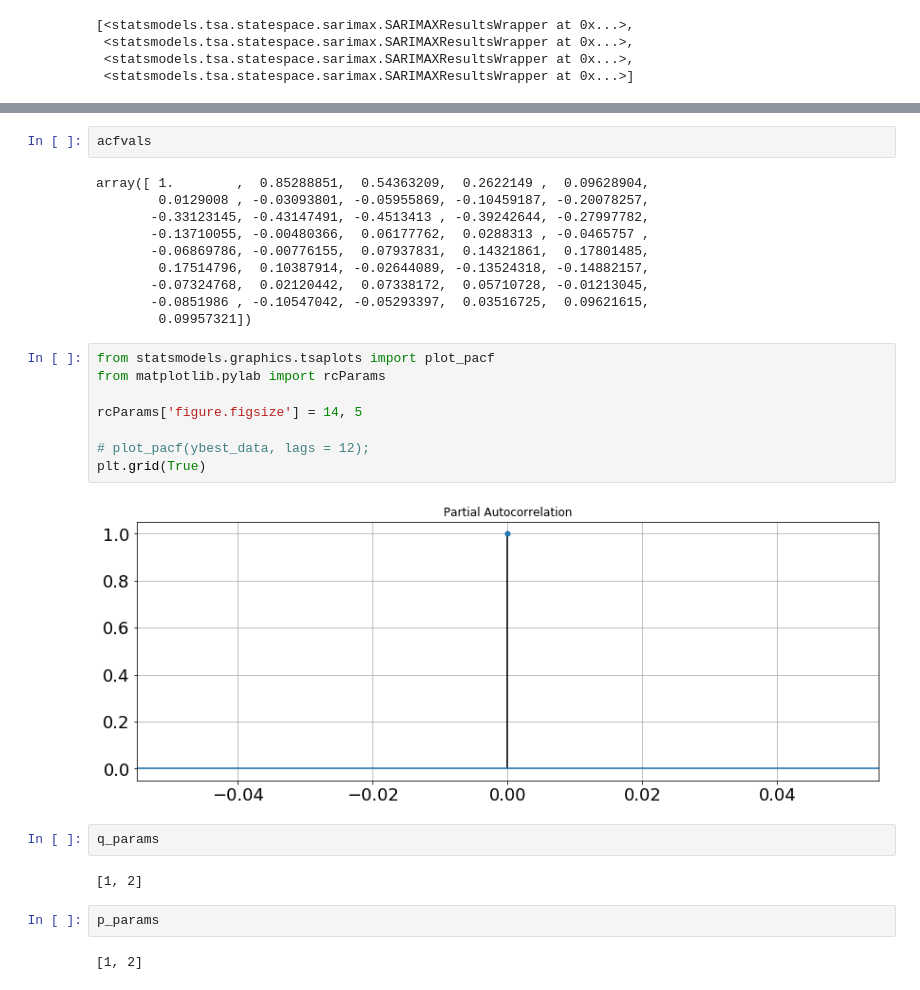
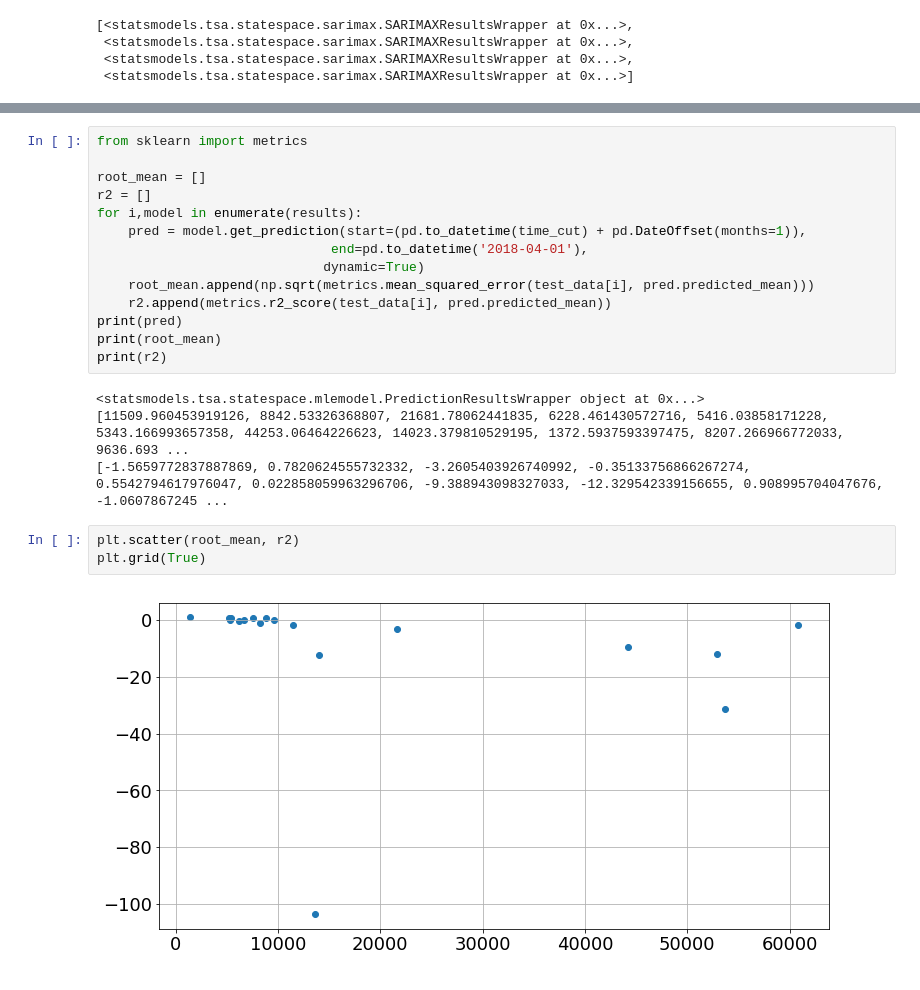
Before and after one commit to angelmanzur/TimeSeries_Zillow_Proj, a Jupyter notebook: Zillow_project-Angel.ipynb, the cells around one changed output, grey strips where cells are left out. Saved outputs shown, nothing was run; the diff lists cells and outputs as text.

```diff
--- a/Zillow_project-Angel.ipynb
+++ b/Zillow_project-Angel.ipynb
@@ -468,30 +421,23 @@ acfvals , acf_conf=  sm.tsa.acf(y_diff, alpha=0.0001)
-# %%
-acfvals
-# %% [output]
-array([ 1.        ,  0.85288851,  0.54363209,  0.2622149 ,  0.09628904,
-        0.0129008 , -0.03093801, -0.05955869, -0.10459187, -0.20078257,
-       -0.33123145, -0.43147491, -0.4513413 , -0.39242644, -0.27997782,
-       -0.13710055, -0.00480366,  0.06177762,  0.0288313 , -0.0465757 ,
-       -0.06869786, -0.00776155,  0.07937831,  0.14321861,  0.17801485,
-        0.17514796,  0.10387914, -0.02644089, -0.13524318, -0.14882157,
-       -0.07324768,  0.02120442,  0.07338172,  0.05710728, -0.01213045,
-       -0.0851986 , -0.10547042, -0.05293397,  0.03516725,  0.09621615,
-        0.09957321])
-# %%
-from statsmodels.graphics.tsaplots import plot_pacf
-from matplotlib.pylab import rcParams
-
-rcParams['figure.figsize'] = 14, 5
-
-# plot_pacf(ybest_data, lags = 12);
-plt.grid(True)
-# %% [output]
-[figure, removed]
-# %%
-q_params
-# %% [output]
-[1, 2]
-# %%
-p_params
-# %% [output]
-[1, 2]
+# %%
+from sklearn import metrics
+
+root_mean = []
+r2 = []
+for i,model in enumerate(results):
+    pred = model.get_prediction(start=(pd.to_datetime(time_cut) + pd.DateOffset(months=1)),
+                              end=pd.to_datetime('2018-04-01'),
+                             dynamic=True)
+    root_mean.append(np.sqrt(metrics.mean_squared_error(test_data[i], pred.predicted_mean)))
+    r2.append(metrics.r2_score(test_data[i], pred.predicted_mean))
+print(pred)
+print(root_mean)
+print(r2)
+# %% [output]
+<statsmodels.tsa.statespace.mlemodel.PredictionResultsWrapper object at 0x...>
+[11509.960453919126, 8842.53326368807, 21681.78062441835, 6228.461430572716, 5416.03858171228, 5343.166993657358, 44253.06464226623, 14023.379810529195, 1372.5937593397475, 8207.266966772033, 9636.693 ...
+[-1.5659772837887869, 0.7820624555732332, -3.2605403926740992, -0.35133756866267274, 0.5542794617976047, 0.022858059963296706, -9.388943098327033, -12.329542339156655, 0.908995704047676, -1.0607867245 ...
+# %%
+plt.scatter(root_mean, r2)
+plt.grid(True)
+# %% [output]
+[figure, added]
```
Also changed, not shown: parts of 33 cells of this notebook.
